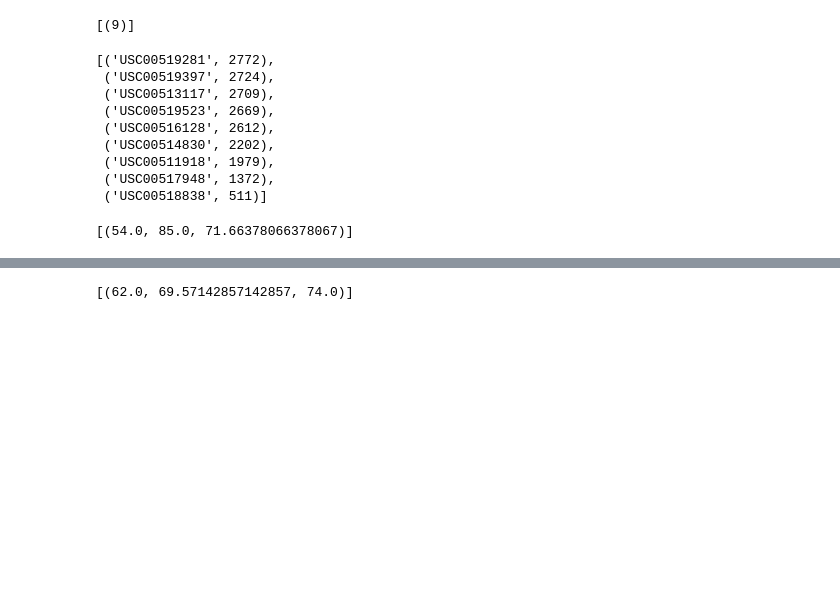
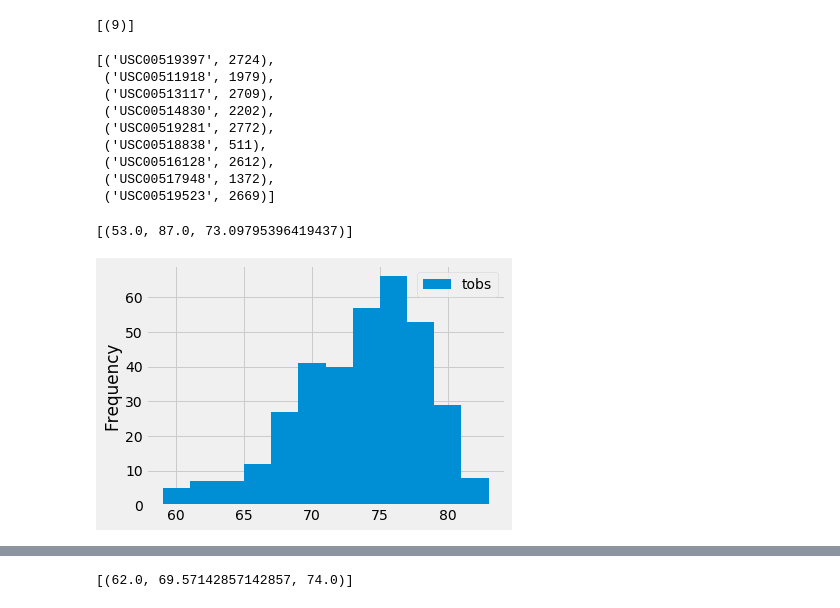
Before and after one commit to abdulib/Advanced-Data-Storage-and-Retrieval, a Jupyter notebook: climate_starter.ipynb, the cells around one changed output, grey strips where cells are left out. Saved outputs shown, nothing was run; the diff lists cells and outputs as text; code cells hidden in the pictures; blank space fills up the shorter version.

```diff
--- a/climate_starter.ipynb
+++ b/climate_starter.ipynb
@@ -150,21 +149,39 @@ prcp_df.describe()
 # %%
 # What are the most active stations? (i.e. what stations have the most rows)?
 # List the stations and the counts in descending order.
+session.query(Measurement.station, func.count(Measurement.tobs)).\
+group_by(Measurement.station).order_by(Measurement.tobs).all()
 # %% [output]
-[('USC00519281', 2772),
- ('USC00519397', 2724),
+[('USC00519397', 2724),
+ ('USC00511918', 1979),
  ('USC00513117', 2709),
- ('USC00519523', 2669),
+ ('USC00514830', 2202),
+ ('USC00519281', 2772),
+ ('USC00518838', 511),
  ('USC00516128', 2612),
- ('USC00514830', 2202),
- ('USC00511918', 1979),
  ('USC00517948', 1372),
- ('USC00518838', 511)]
+ ('USC00519523', 2669)]
 # %%
 # Using the station id from the previous query, calculate the lowest temperature recorded,
 # highest temperature recorded, and average temperature most active station?
+session.query(func.min(Measurement.tobs), func.max(Measurement.tobs),func.avg(Measurement.tobs)).all()
 # %% [output]
-[(54.0, 85.0, 71.66378066378067)]
+[(53.0, 87.0, 73.09795396419437)]
+# %%
+hist = session.query(Measurement.station, Measurement.date, Measurement.tobs)\
+.filter(Measurement.date >= '2016-08-23')\
+.filter(Measurement.station == 'USC00519281').all()
+hist_df = pd.DataFrame(hist)
 # %%
 # Choose the station with the highest number of temperature observations.
 # Query the last 12 months of temperature observation data for this station and plot the results as a histogram
+plt.hist(hist_df['tobs'], 12)
+#plt.title('Station USC00519397')
+#plt.xlabel("Temperature Observed")
+plt.ylabel("Frequency")
+plt.legend(['tobs'], loc='best')
+plt.tight_layout()
+
+plt.show()
+# %% [output]
+[figure, added]
```
Also changed, not shown: parts of 4 cells of this notebook.
